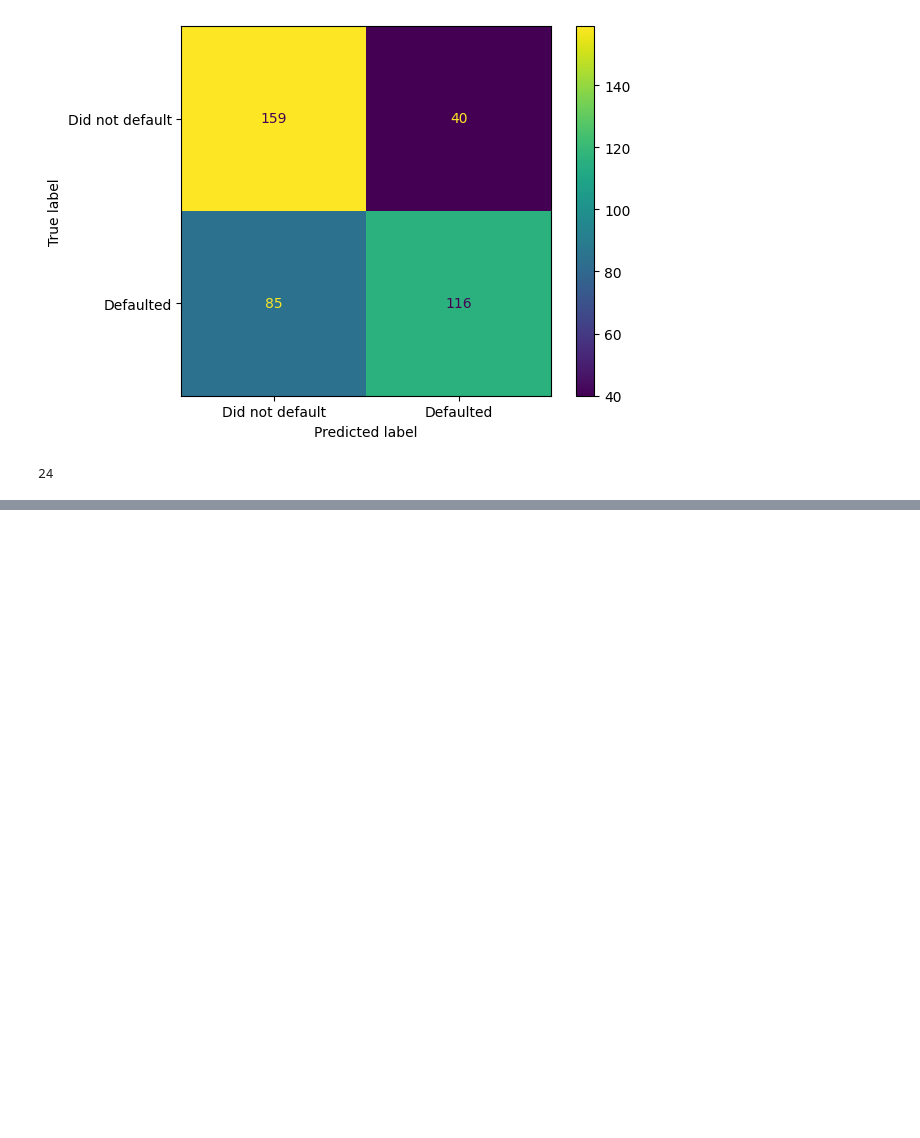
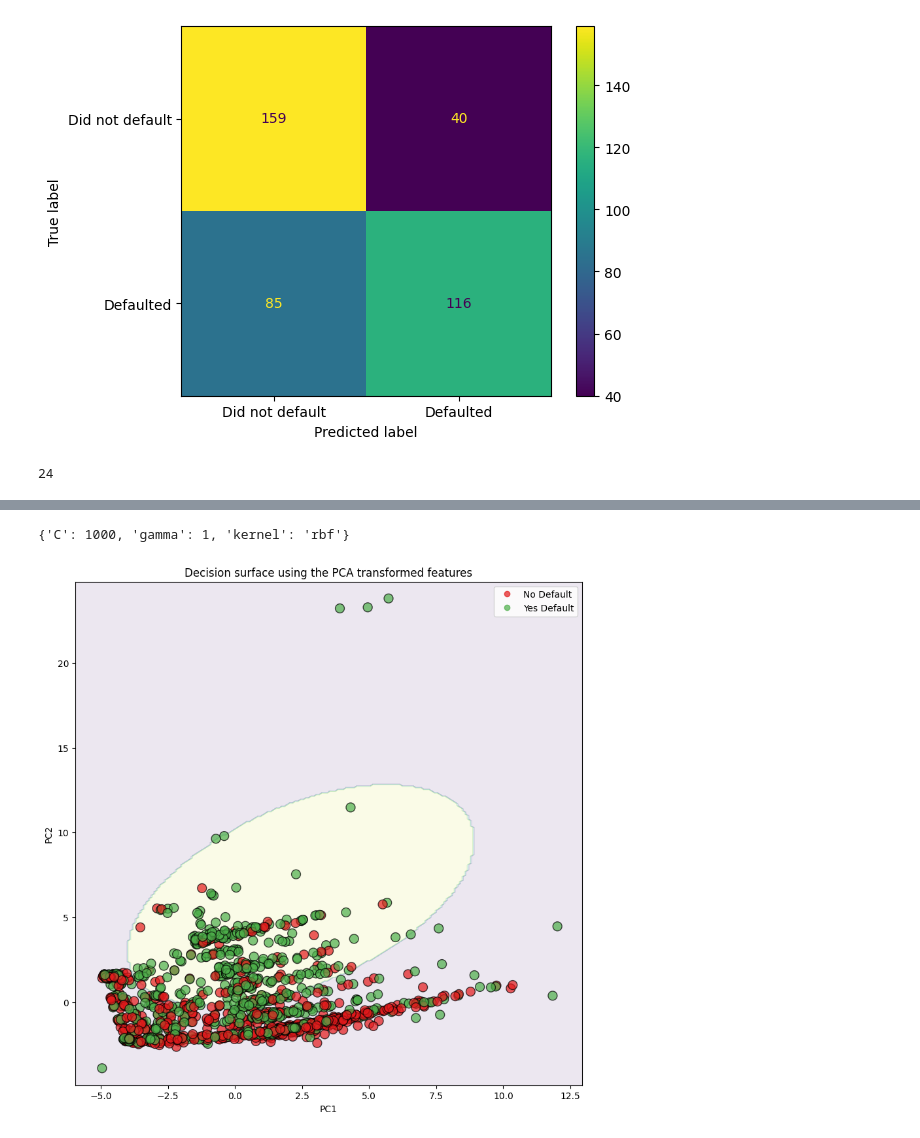
Before and after one commit to mcollinsece/cpsc-8420-advanced-machine-learning, a Jupyter notebook: Final_project/credit_card_default.ipynb, the cells around one changed output, grey strips where cells are left out. Cells and saved outputs as stored; diff of their text form; code cells hidden in the pictures; blank space fills up the shorter version.

```diff
--- a/Final_project/credit_card_default.ipynb
+++ b/Final_project/credit_card_default.ipynb
@@ -233,0 +254,69 @@ len(df_downsample.columns)
+# %%
+train_pc1_coords = X_train_pca[:, 0]
+train_pc2_coords = X_train_pca[:, 1]
+
+pca_train_scaled = scale(np.column_stack((train_pc1_coords, train_pc2_coords)))
+
+param_grid = [
+    {'C': [1, 10, 100, 1000],
+     'gamma': ['scale', 1, 0.1, 0.01, 0.001, 0.0001],
+     'kernel': ['rbf']
+
+    }
+]
+
+optimal_params = GridSearchCV(
+    SVC(),
+    param_grid,
+    cv=5,
+    scoring='accuracy',
+    verbose=0
+)
+
+optimal_params.fit(pca_train_scaled, y_train)
+print(optimal_params.best_params_)
+# %% [output]
+{'C': 1000, 'gamma': 1, 'kernel': 'rbf'}
+# %%
+clf_svm = SVC(random_state=42, C=1000, gamma=0.001)
+clf_svm.fit(pca_train_scaled, y_train)
+
+X_test_pca = pca.transform(X_train_scaled)
+test_pc1_coords = X_test_pca[:, 0]
+test_pc2_coords = X_test_pca[:, 1]
+
+x_min = test_pc1_coords.min() - 1
+x_max = test_pc1_coords.max() + 1
+
+y_min = test_pc2_coords.min() - 1
+y_max = test_pc2_coords.max() + 1
+
+xx, yy = np.meshgrid(np.arange(start=x_min, stop=x_max, step=0.1),
+                     np.arange(start=y_min, stop=y_max, step=0.1))
+
+Z = clf_svm.predict(np.column_stack((xx.ravel(), yy.ravel())))
+Z = Z.reshape(xx.shape)
+
+fig, ax = plt.subplots(figsize=(10,10))
+ax.contourf(xx, yy, Z, alpha=0.1)
+
+cmap = colors.ListedColormap(['#e41a1c', '#4daf4a'])
+
+scatter = ax.scatter(test_pc1_coords, test_pc2_coords, c=y_train,
+                     cmap=cmap,
+                     s=100,
+                     edgecolors='k',
+                     alpha=0.7)
+
+legend = ax.legend(scatter.legend_elements()[0],
+                   scatter.legend_elements()[1],
+                   loc="upper right")
+legend.get_texts()[0].set_text("No Default")
+legend.get_texts()[1].set_text("Yes Default")
+
+ax.set_ylabel("PC2")
+ax.set_xlabel("PC1")
+ax.set_title('Decision surface using the PCA transformed features')
+plt.show()
+# %% [output]
+[figure, added]
```
Also changed, not shown: parts of 1 cell of this notebook, 10 other files.
